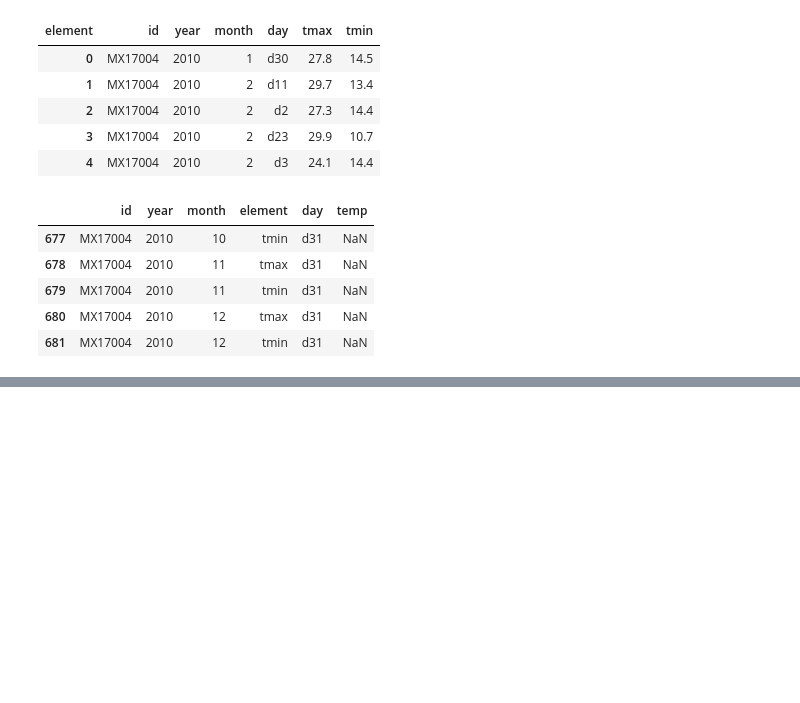
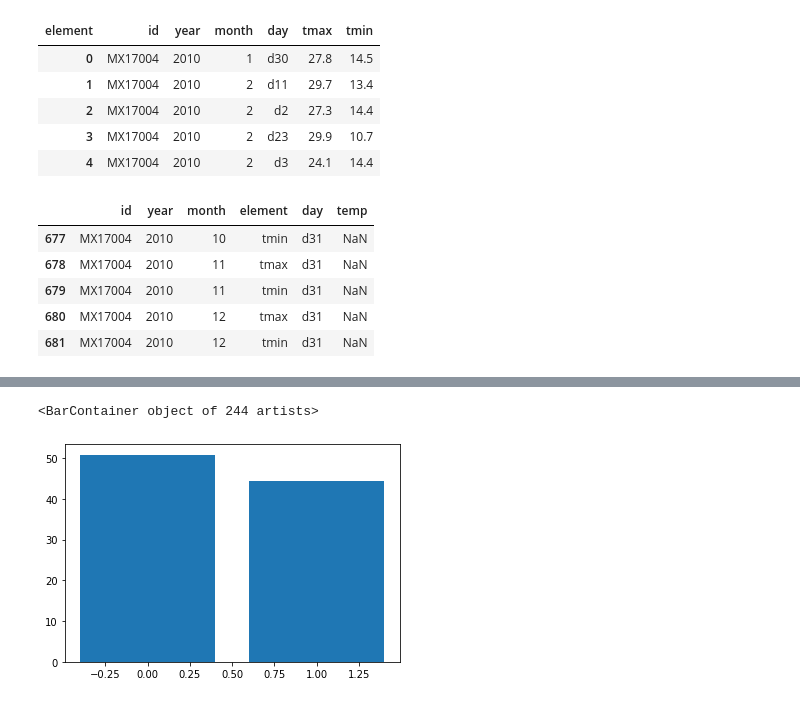
Before and after one commit to bhattathakur/uproot, a Jupyter notebook: PandasforEverybody.ipynb, the cells around one changed output, grey strips where cells are left out. Saved outputs shown, nothing was run; the diff lists cells and outputs as text; code cells hidden in the pictures; blank space fills up the shorter version.

```diff
--- a/PandasforEverybody.ipynb
+++ b/PandasforEverybody.ipynb
@@ -2298,0 +2303,4 @@ weather_melt.tail()
+# %%
+import pandas as pd
+import seaborn as sns
+tips=sns.load_dataset('tips')
@@ -2298,0 +2319,6 @@ weather_melt.tail()
+# %%
+import matplotlib.pyplot as plt
+plt.bar(tips['sex']=='Female',tips['total_bill'])
+# %% [output]
+<BarContainer object of 244 artists>
+[figure, added]
```
Also changed, not shown: parts of 36 cells of this notebook, 7 other files.
